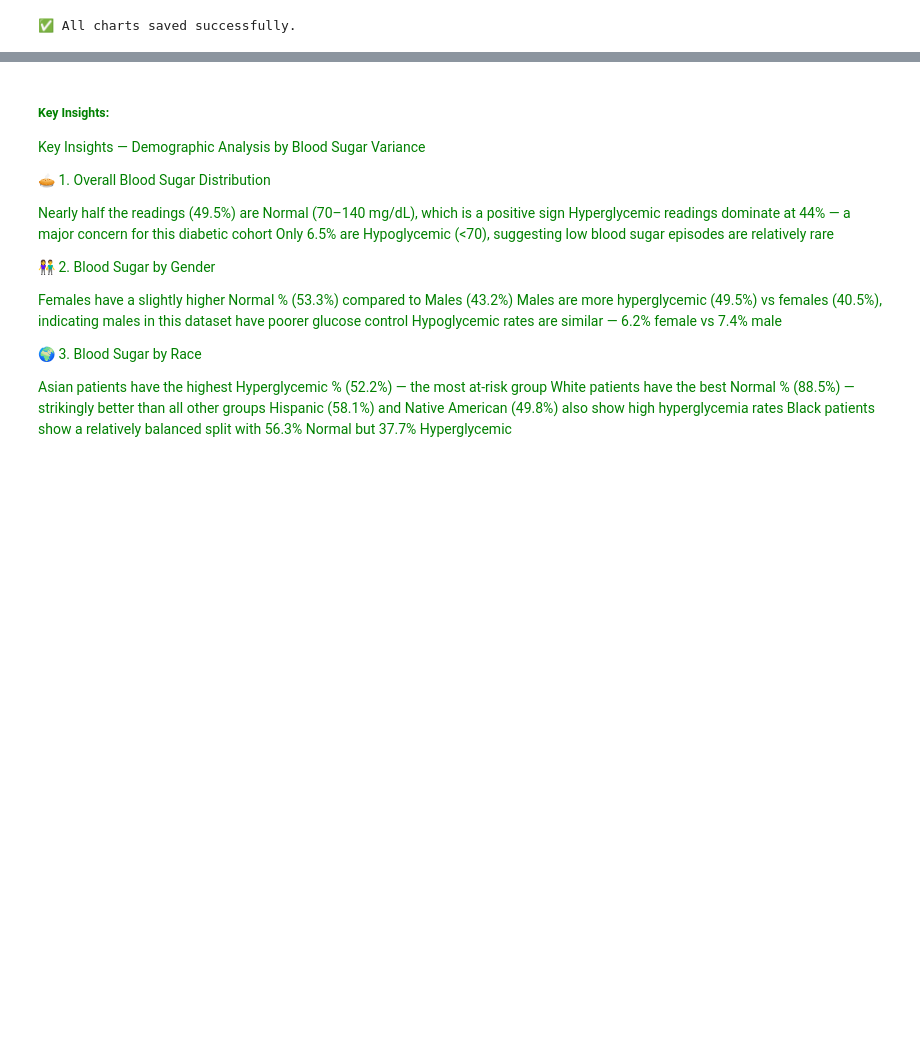
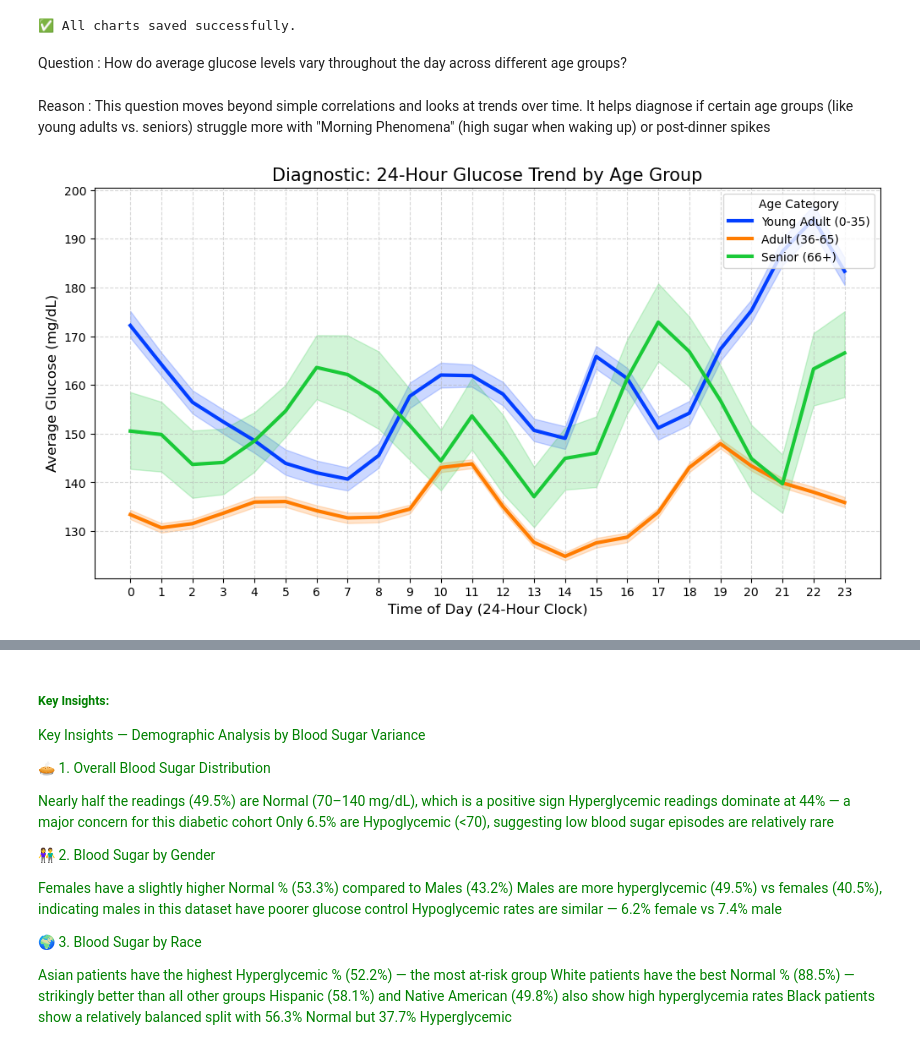
Before and after one commit to PoojaBELURE1724/Team6_DataDynamos_Python-Hackathon_MAY-2026, a Jupyter notebook: Team6_DataDynamos_category2.DescriptiveAnalysis.ipynb, the cells around one changed output, grey strips where cells are left out. Cells and saved outputs as stored; diff of their text form; code cells hidden in the pictures; blank space fills up the shorter version.

Commit message:
Added two questions
Added two category 2 questions

```diff
--- a/Team6_DataDynamos_category2.DescriptiveAnalysis.ipynb
+++ b/Team6_DataDynamos_category2.DescriptiveAnalysis.ipynb
@@ -791,3 +791,48 @@ print("\n✅ All charts saved successfully.");
 [figure]
 [figure]
 ✅ All charts saved successfully.
+# %% [markdown]
+Question : How do average glucose levels vary throughout the day across different age groups?
+# %% [markdown]
+Reason : This question moves beyond simple correlations and looks at trends over time. It helps diagnose if certain age groups (like young adults vs. seniors) struggle more with "Morning Phenomena" (high sugar when waking up) or post-dinner spikes
+# %%
+import pandas as pd
+import seaborn as sns
+import matplotlib.pyplot as plt
+import warnings
+
+# Step 1: Hide the pink warning boxes to keep the presentation clean
+warnings.filterwarnings('ignore')
+
+# Step 2: Load the data (Using the full filename to avoid errors)
+# Make sure this file is in the same folder as your notebook!
+df = pd.read_excel('Team6_DataDynamos_Python-Hackathon_MAY2026_V2.xlsx')
+
+# Step 3: Extract the hour of the day from the timestamp
+# We convert the time column to 'datetime' so Python can read the hours (0-23)
+df['hour'] = pd.to_datetime(df['time']).dt.hour
+
+# Step 4: Create Age Groups (Brackets) for a clearer graph
+# This prevents the graph from being too messy with 50+ individual lines
+df['age_group'] = pd.cut(df['age'], bins=[0, 35, 65, 100], labels=['Young Adult (0-35)', 'Adult (36-65)', 'Senior (66+)'])
+
+# Step 5: Create the visualization
+plt.figure(figsize=(12, 6))
+
+# A line plot showing the 'average' glucose at each hour
+# 'ci=None' makes the line clean and 'easy to understand'
+sns.lineplot(data=df, x='hour', y='glucose', hue='age_group', palette='bright', linewidth=3)
+
+# Step 6: Formatting for the Hackathon
+plt.title('Diagnostic: 24-Hour Glucose Trend by Age Group', fontsize=15)
+plt.xlabel('Time of Day (24-Hour Clock)', fontsize=12)
+plt.ylabel('Average Glucose (mg/dL)', fontsize=12)
+plt.xticks(range(0, 24)) # Show every hour on the bottom axis
+plt.grid(True, linestyle='--', alpha=0.5)
+plt.legend(title='Age Category', loc='upper right')
+
+# Save and show the result
+plt.savefig('daily_glucose_age_diagnosis.png')
+plt.show()
+# %% [output]
+[figure, added]
```
Also changed, not shown: parts of 5 cells of this notebook.
